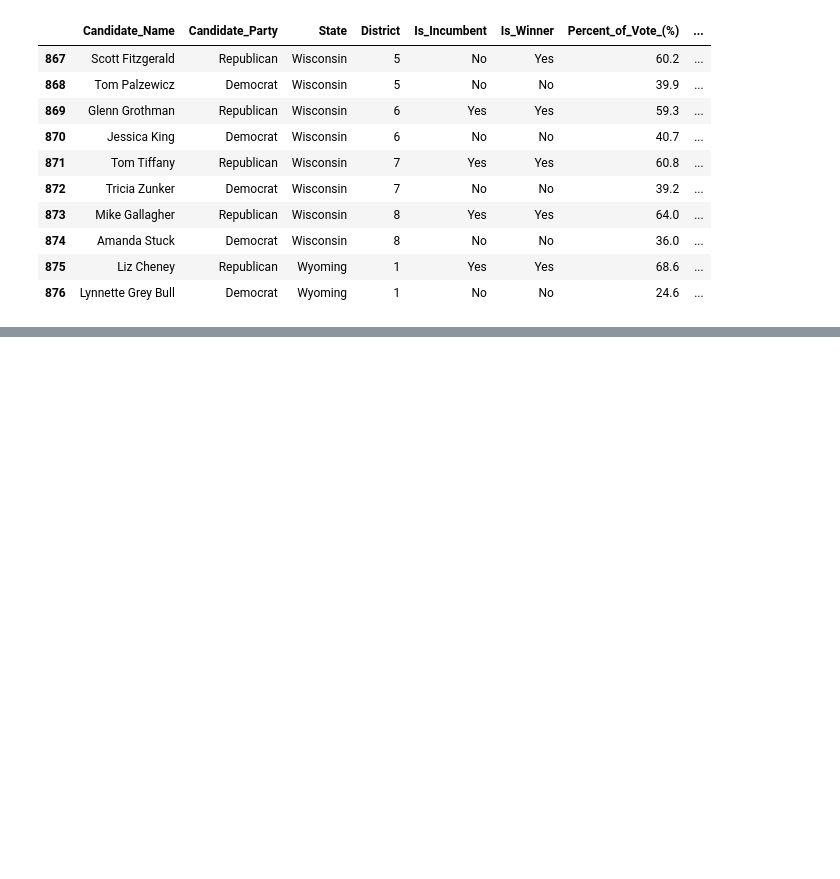
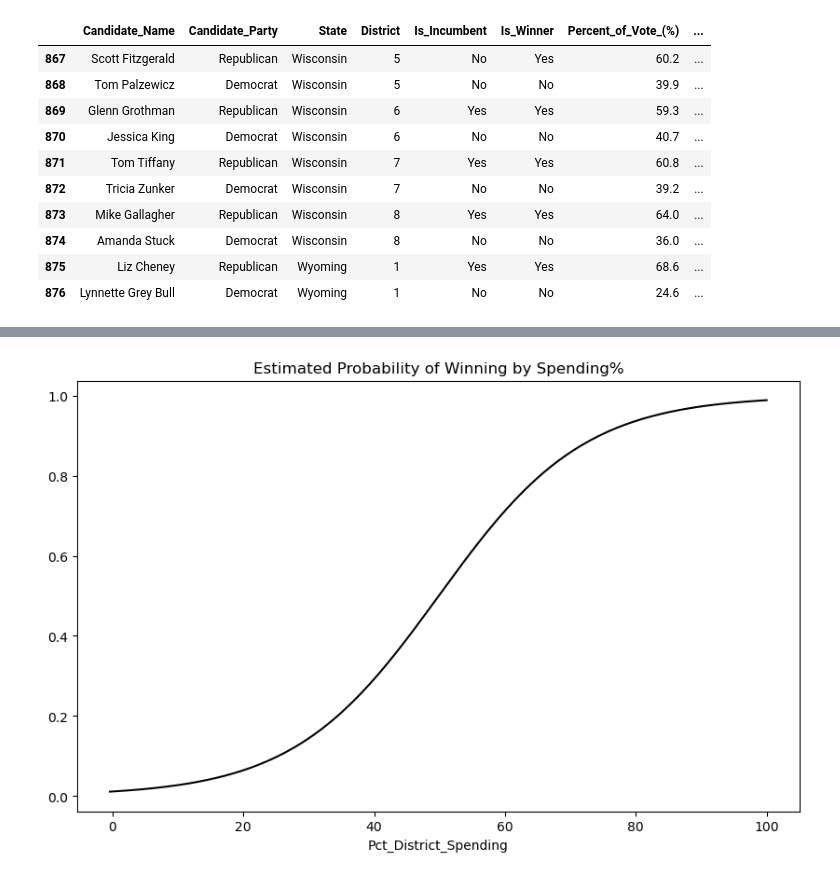
Before and after one commit to ballir27/webscraping-open-secrets-2020-US-House-Elections, a Jupyter notebook: AB-pt2-webscraping-open-secrets.ipynb, the cells around one changed output, grey strips where cells are left out. Cells and saved outputs as stored; diff of their text form; code cells hidden in the pictures; blank space fills up the shorter version.

Commit message:
Finished pt 3. Now using final pt1 data.

```diff
--- a/AB-pt2-webscraping-open-secrets.ipynb
+++ b/AB-pt2-webscraping-open-secrets.ipynb
@@ -185,6 +186,15 @@ total_district_spending = total_district_spending.rename(columns = {'Money_Spent
 candidate_info_df_q3 = candidate_info_df.merge(total_district_spending,on=['State','District'],how='left').copy()
 candidate_info_df_q3['Pct_District_Spending'] = (100*candidate_info_df_q3['Money_Spent_($)']/candidate_info_df_q3['Total_District_Spending_($)']).round(2)
 candidate_info_df_q3 = candidate_info_df_q3.rename(columns = {'Is_Incumbent?':'Is_Incumbent'})
+
+#Make binary column for to make winner 'yes'=1 and winner 'no'=0
+candidate_info_df_q3['Is_Winner_Binary'] = candidate_info_df_q3['Is_Winner'].copy()
+candidate_info_df_q3['Is_Winner_Binary'] = candidate_info_df_q3['Is_Winner_Binary'].map(dict(Yes=1, No=0)).copy()
+
+#Make binary column for to make incumbent 'yes'=1 and incumbent 'no'=0
+candidate_info_df_q3['Is_Incumbent_Binary'] = candidate_info_df_q3['Is_Incumbent'].copy()
+candidate_info_df_q3['Is_Incumbent_Binary'] = candidate_info_df_q3['Is_Incumbent_Binary'].map(dict(Yes=1, No=0)).copy()
+
 candidate_info_df_q3.tail(10)
 # %% [output]
 |  | Candidate_Name | Candidate_Party | State | District | Is_Incumbent | Is_Winner | Percent_of_Vote_(%) | ... |
@@ -199,7 +209,7 @@ candidate_info_df_q3.tail(10)
 | 875 | Liz Cheney | Republican | Wyoming | 1 | Yes | Yes | 68.6 | ... |
 | 876 | Lynnette Grey Bull | Democrat | Wyoming | 1 | No | No | 24.6 | ... |
 # %%
-model_win_by_spending = smf.glm(formula = 'Is_Winner ~ Pct_District_Spending',
+model_win_by_spending = smf.glm(formula = 'Is_Winner_Binary ~ Pct_District_Spending',
                 data = candidate_info_df_q3,
                 family = sm.families.Binomial()).fit()
 print(model_win_by_spending.summary())
@@ -223 +233,20 @@ Pct_District_Spending    -0.0896      0.006    -15.347      0.000      -0.101
 =========================================================================================
+# %%
+fit_pct_spending_df = pd.DataFrame({
+    'Pct_District_Spending': np.linspace(start = candidate_info_df_q3['Pct_District_Spending'].min(),
+                               stop = candidate_info_df_q3['Pct_District_Spending'].max(),
+                               num = 150)
+})
+
+fit_pct_spending_df['fit'] = model_win_by_spending.predict(fit_pct_spending_df)
+
+
+
+fit_pct_spending_df.plot(x = 'Pct_District_Spending',
+           y= 'fit',
+           legend = False,
+           figsize = (10,6),
+           color = 'black',
+           title = 'Estimated Probability of Winning by Spending%');
+# %% [output]
+[figure, added]
```
Also changed, not shown: parts of 8 cells of this notebook.
